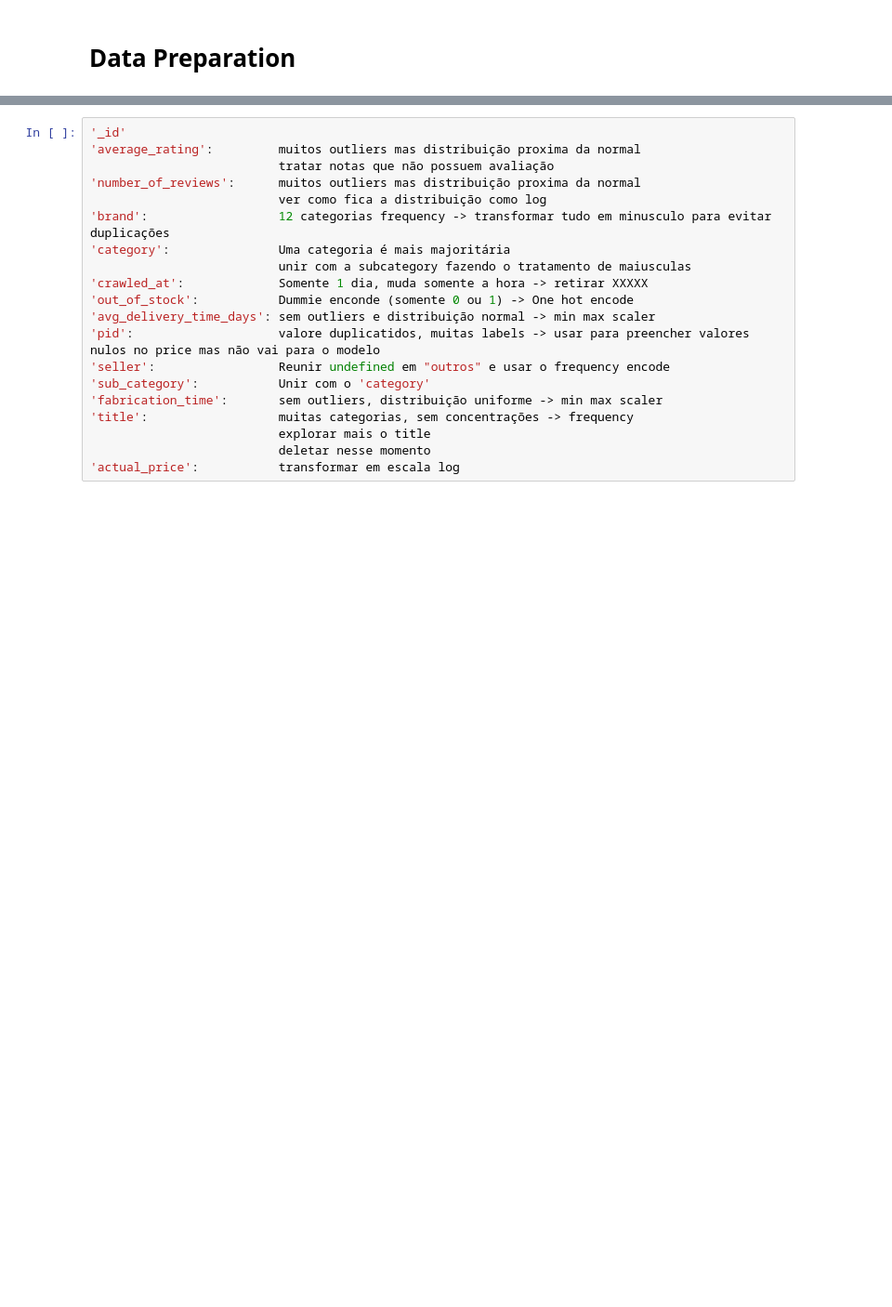
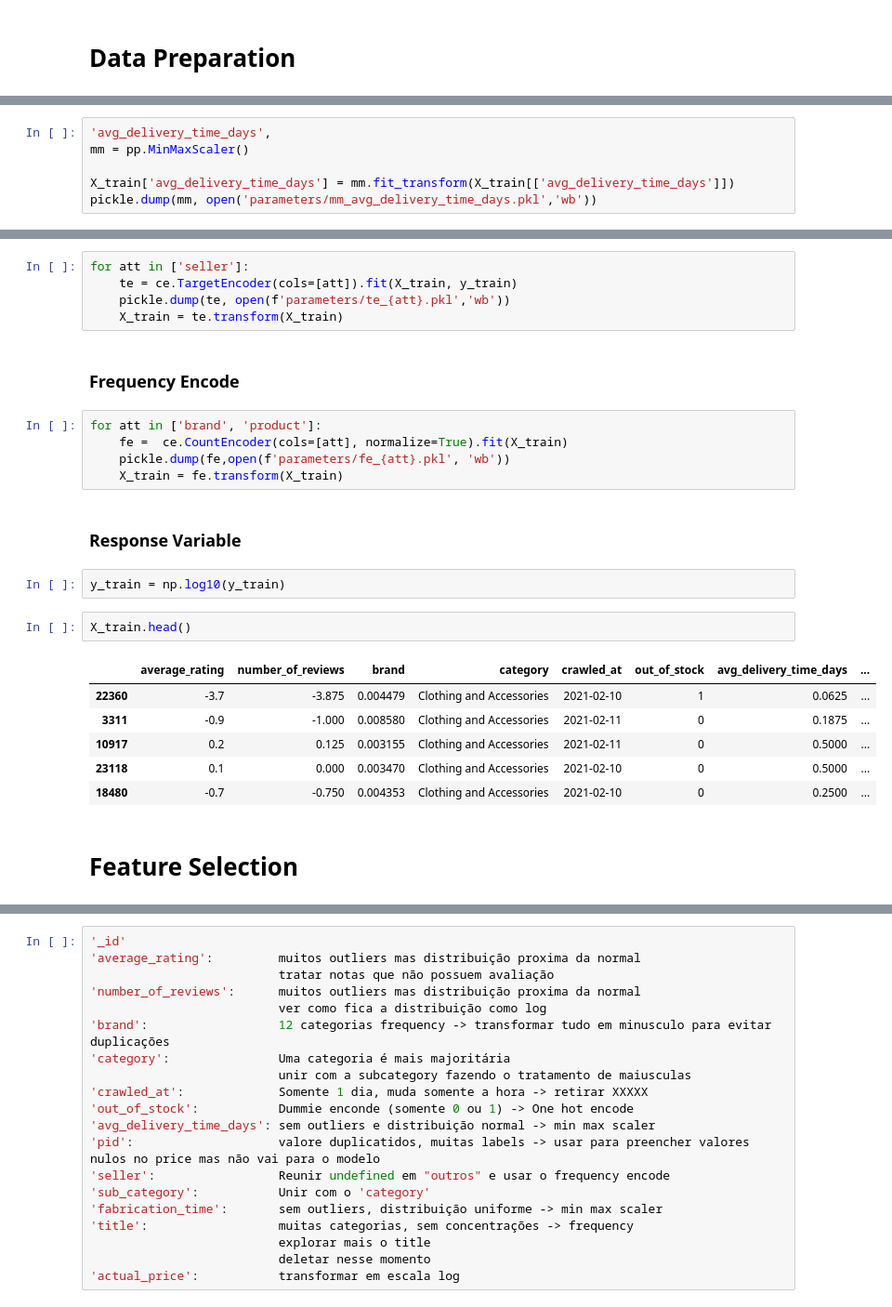
Before and after one commit to Gabrielnbr/hd6, a Jupyter notebook: notebook_hackday_06.ipynb, the cells around one changed output, grey strips where cells are left out. Shown at 93% size. Cells and saved outputs as stored; diff of their text form; blank space fills up the shorter version.

Commit message:
realizado data preparation e feature selection

```diff
--- a/notebook_hackday_06.ipynb
+++ b/notebook_hackday_06.ipynb
@@ -167,0 +205,6 @@ df4['out_of_stock'] = df4['out_of_stock'].astype('int64')
+# %%
+'avg_delivery_time_days',
+mm = pp.MinMaxScaler()
+
+X_train['avg_delivery_time_days'] = mm.fit_transform(X_train[['avg_delivery_time_days']])
+pickle.dump(mm, open('parameters/mm_avg_delivery_time_days.pkl','wb'))
@@ -167,0 +247,27 @@ df4['out_of_stock'] = df4['out_of_stock'].astype('int64')
+# %%
+for att in ['seller']:
+    te = ce.TargetEncoder(cols=[att]).fit(X_train, y_train)
+    pickle.dump(te, open(f'parameters/te_{att}.pkl','wb'))
+    X_train = te.transform(X_train)
+# %% [markdown]
+### Frequency Encode
+# %%
+for att in ['brand', 'product']:
+    fe =  ce.CountEncoder(cols=[att], normalize=True).fit(X_train)
+    pickle.dump(fe,open(f'parameters/fe_{att}.pkl', 'wb'))
+    X_train = fe.transform(X_train)
+# %% [markdown]
+### Response Variable
+# %%
+y_train = np.log10(y_train)
+# %%
+X_train.head()
+# %% [output]
+|  | average_rating | number_of_reviews | brand | category | crawled_at | out_of_stock | avg_delivery_time_days | ... |
+| 22360 | -3.7 | -3.875 | 0.004479 | Clothing and Accessories | 2021-02-10 | 1 | 0.0625 | ... |
+| 3311 | -0.9 | -1.000 | 0.008580 | Clothing and Accessories | 2021-02-11 | 0 | 0.1875 | ... |
+| 10917 | 0.2 | 0.125 | 0.003155 | Clothing and Accessories | 2021-02-11 | 0 | 0.5000 | ... |
+| 23118 | 0.1 | 0.000 | 0.003470 | Clothing and Accessories | 2021-02-10 | 0 | 0.5000 | ... |
+| 18480 | -0.7 | -0.750 | 0.004353 | Clothing and Accessories | 2021-02-10 | 0 | 0.2500 | ... |
+# %% [markdown]
+# Feature Selection
```
Also changed, not shown: parts of 22 cells of this notebook, 6 other files.
